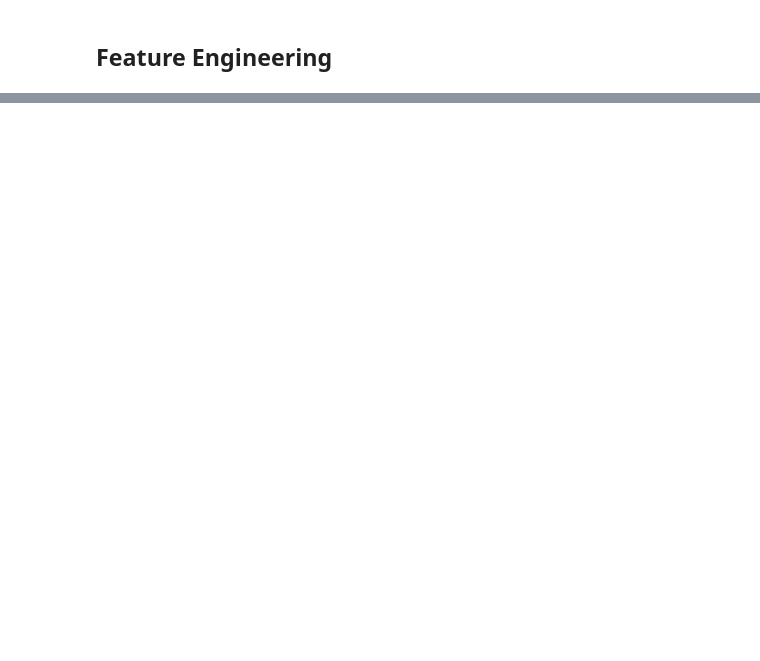
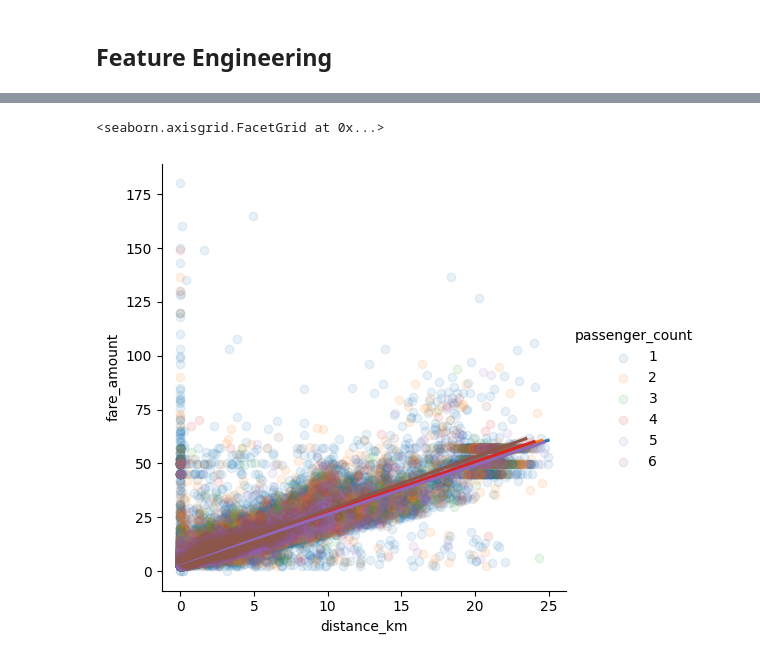
Before and after one commit to ahealion1/Data-Science-Projects, a Jupyter notebook: TaxiFarePrediction/taxi-fare-prediction.ipynb, the cells around one changed output, grey strips where cells are left out. Saved outputs shown, nothing was run; the diff lists cells and outputs as text; code cells hidden in the pictures; blank space fills up the shorter version.

```diff
--- a/TaxiFarePrediction/taxi-fare-prediction.ipynb
+++ b/TaxiFarePrediction/taxi-fare-prediction.ipynb
@@ -268,0 +302,5 @@ taxi['distance_km'] = taxi.apply(lambda r:distance.distance((r['pickup_latitude'
+# %%
+sns.lmplot(data=taxi.loc[taxi['distance_km'] <= 25], x='distance_km', y='fare_amount', hue='passenger_count', scatter_kws={'alpha':0.1})
+# %% [output]
+<seaborn.axisgrid.FacetGrid at 0x...>
+[figure, added]
```
Also changed, not shown: parts of 33 cells of this notebook, 1 other file.
